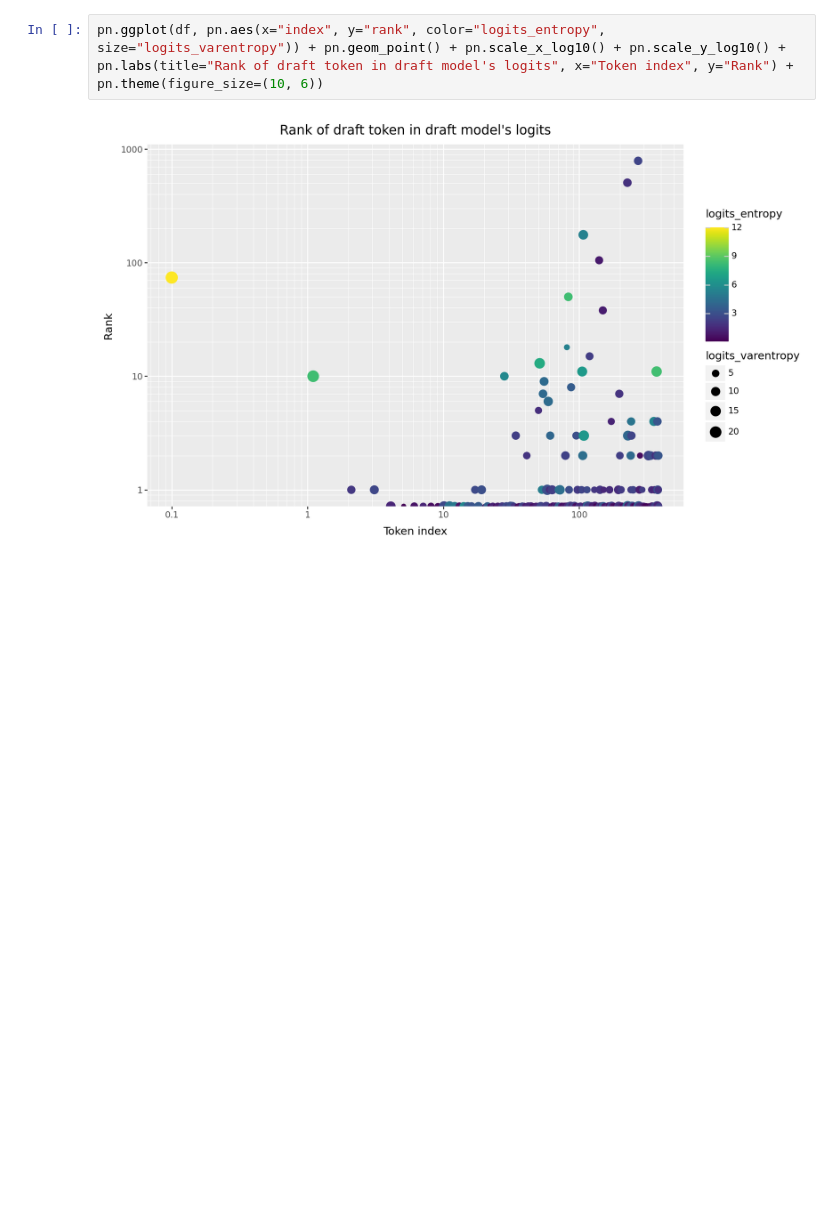
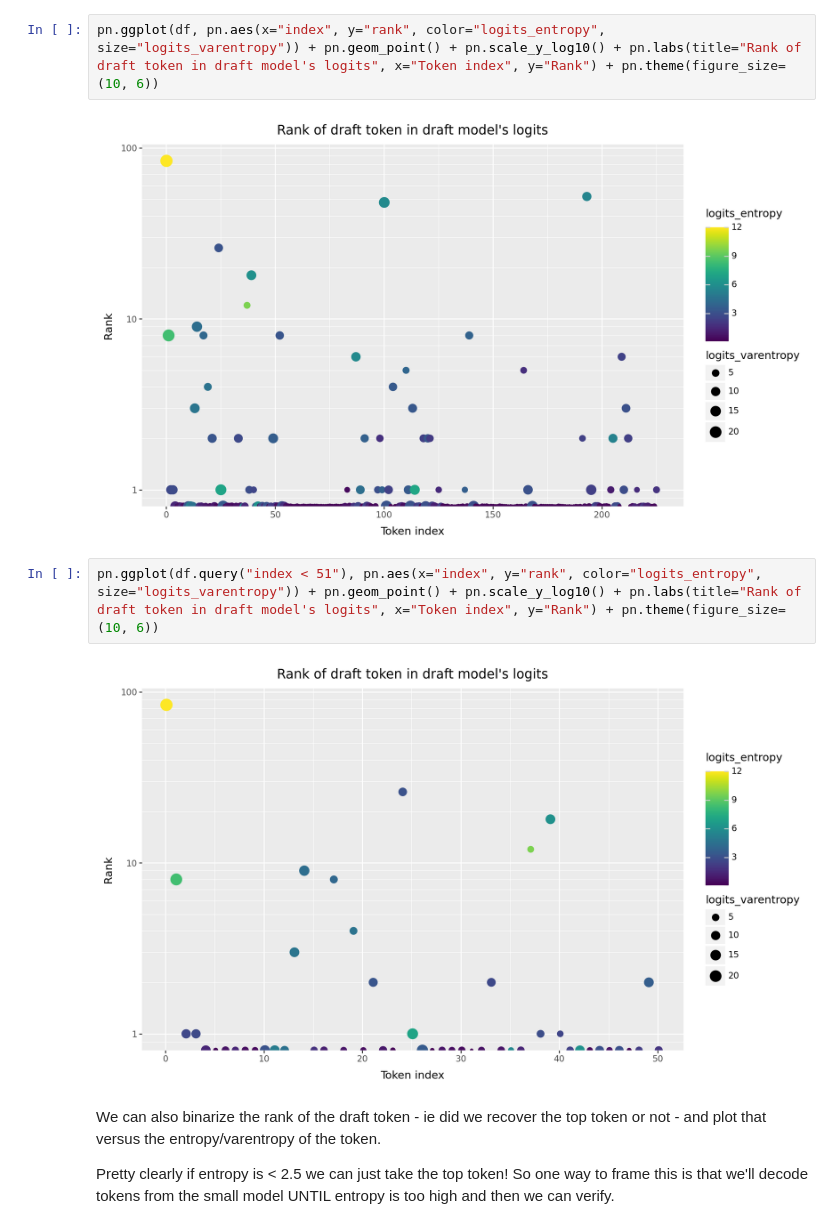
Before and after one commit to stillmatic/entropix, a Jupyter notebook: distillation.ipynb, the cells around one changed output. Drawn from its saved outputs; the diff is of its cells as text; blank space fills up the shorter version.

```diff
--- a/distillation.ipynb
+++ b/distillation.ipynb
@@ -193,4 +220,12 @@ df.tail(40)
 # %%
-pn.ggplot(df, pn.aes(x="index", y="rank", color="logits_entropy", size="logits_varentropy")) + pn.geom_point() + pn.scale_x_log10() + pn.scale_y_log10() + pn.labs(title="Rank of draft token in draft model's logits", x="Token index", y="Rank") + pn.theme(figure_size=(10, 6))
+pn.ggplot(df, pn.aes(x="index", y="rank", color="logits_entropy", size="logits_varentropy")) + pn.geom_point() + pn.scale_y_log10() + pn.labs(title="Rank of draft token in draft model's logits", x="Token index", y="Rank") + pn.theme(figure_size=(10, 6))
 # %% [output]
-[figure, old version]
+[figure, new version]
+# %%
+pn.ggplot(df.query("index < 51"), pn.aes(x="index", y="rank", color="logits_entropy", size="logits_varentropy")) + pn.geom_point() + pn.scale_y_log10() + pn.labs(title="Rank of draft token in draft model's logits", x="Token index", y="Rank") + pn.theme(figure_size=(10, 6))
+# %% [output]
+[figure, added]
+# %% [markdown]
+We can also binarize the rank of the draft token - ie did we recover the top token or not - and plot that versus the entropy/varentropy of the token.
+
+Pretty clearly if entropy is < 2.5 we can just take the top token! So one way to frame this is that we'll decode tokens from the small model UNTIL entropy is too high and then we can verify.
```
Also changed, not shown: parts of 31 cells of this notebook, 3 other files.
